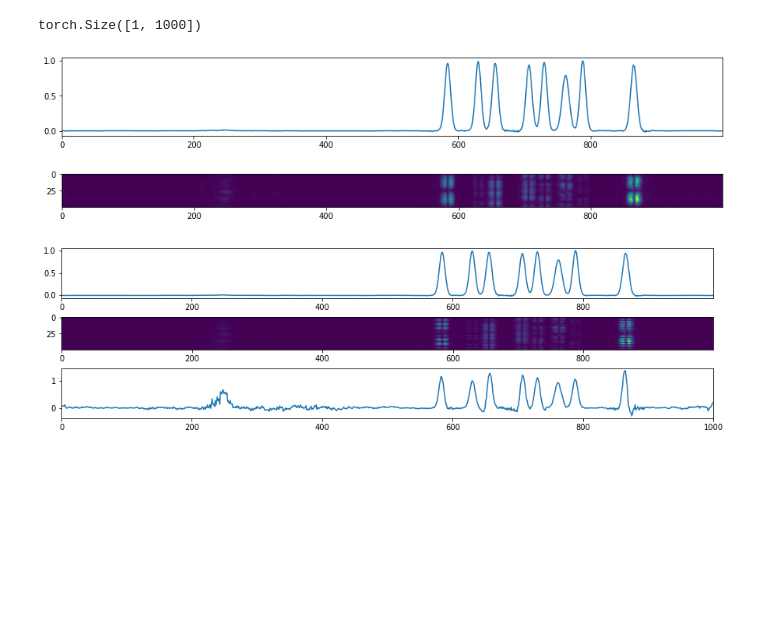
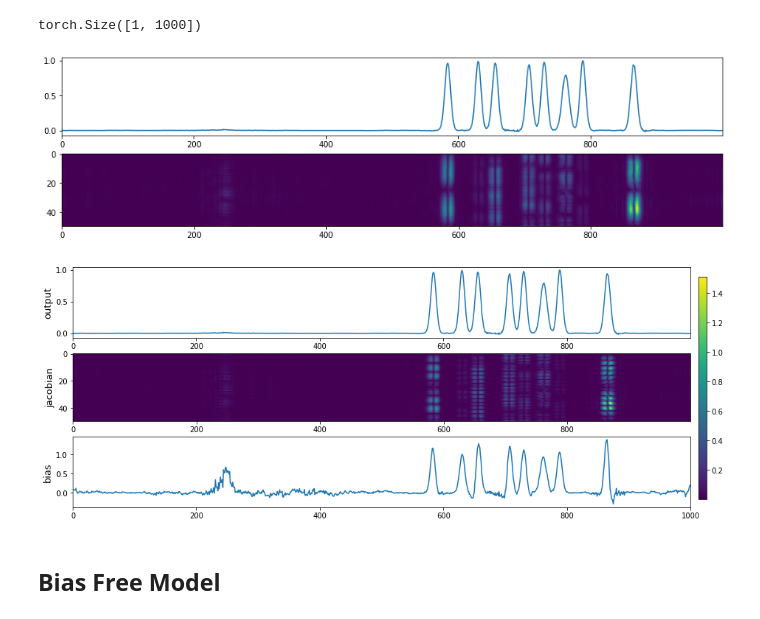
Before and after one commit to bofei5675/DeepFreq, a Jupyter notebook: grad_jacobian.ipynb, the cells around one changed output. Cells and saved outputs as stored; diff of their text form; code cells hidden in the pictures; blank space fills up the shorter version.

Commit message:
update jacobian

```diff
--- a/grad_jacobian.ipynb
+++ b/grad_jacobian.ipynb
@@ -182,13 +182,14 @@ grad = grad[:, 0] + 1j * grad[:, 1]
 # %%
 fig, ax = plt.subplots(2, 1, figsize=(15, 4))
 ax[0].plot(xgrid, fr_50dB[0].cpu().detach().numpy())
 ax[0].set_xticks(np.arange(-0.5, 0.5, 0.2))
 ax[0].set_xticklabels(np.arange(0, 1000, 200))
 ax[0].set_xlim(-0.5, 0.5)
 ax[1].imshow(np.abs(grad).T)
+ax[1].set_aspect(2.2)
 plt.show()
 # %% [output]
-[figure, old version]
+[figure, new version]
 # %%
 def compute_jacobian_and_bias(inputs, net):
     inputs.requires_grad = True
@@ -213,14 +214,28 @@ def compute_jacobian_and_bias(inputs, net):
 grad, bias = compute_jacobian_and_bias(inp, fr_module)
 grad = grad[0] + 1j * grad[1]
 # %%
-fig, ax = plt.subplots(3, 1, figsize=(15, 4))
+fig, ax = plt.subplots(3, 1, figsize=(15, 6))
+
 ax[0].plot(xgrid, fr_50dB[0].cpu().detach().numpy())
 ax[0].set_xticks(np.arange(-0.5, 0.5, 0.2))
 ax[0].set_xticklabels(np.arange(0, 1000, 200))
 ax[0].set_xlim(-0.5, 0.5)
-ax[1].imshow(np.abs(grad))
+ax[0].set_ylabel('output', fontsize=13)
+
+im = ax[1].imshow(np.abs(grad))
+ax[1].set_aspect(2.2)
+ax[1].set_ylabel('jacobian', fontsize=13)
+
 ax[2].plot(bias)
 ax[2].set_xlim(0, 1000)
+ax[2].set_ylabel('bias', fontsize=13)
+
+fig.subplots_adjust(right=0.9)
+cbar_ax = fig.add_axes([0.91, 0.15, 0.01, 0.7])
+fig.colorbar(im, cax=cbar_ax)
+
 plt.show()
 # %% [output]
-[figure, old version]
+[figure, new version]
+# %% [markdown]
+## Bias Free Model
```
Also changed, not shown: parts of 3 cells of this notebook.
